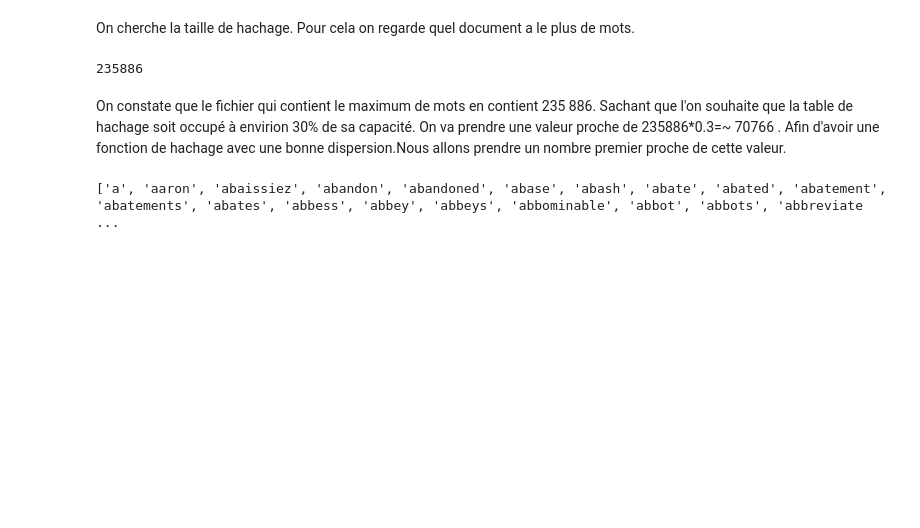
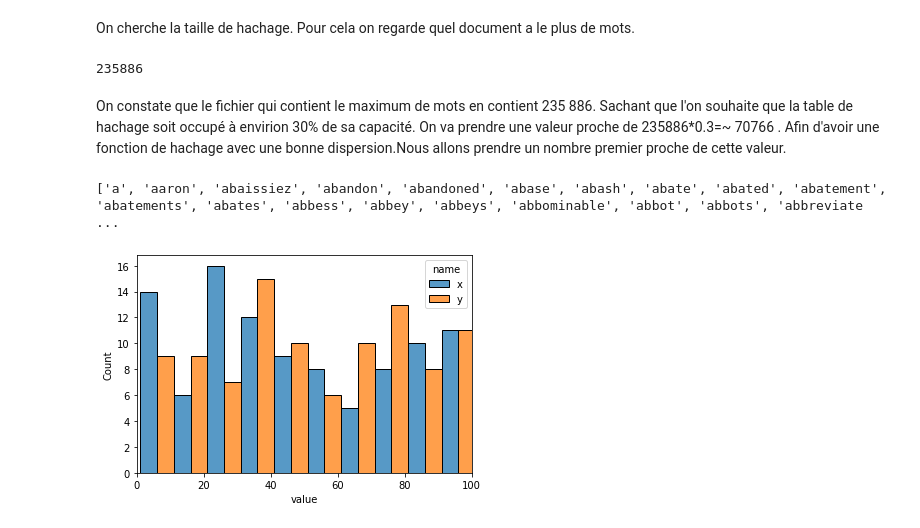
Before and after one commit to maxant38/big_data_hash_table, a Jupyter notebook: TP1.ipynb, the cells around one changed output. Cells and saved outputs as stored; diff of their text form; code cells hidden in the pictures; blank space fills up the shorter version.

```diff
--- a/TP1.ipynb
+++ b/TP1.ipynb
@@ -47,3 +47,25 @@ def lecture_fichier(fichier):
 lecture_fichier('texte_Shakespeare.txt')
 # %% [output]
 ['a', 'aaron', 'abaissiez', 'abandon', 'abandoned', 'abase', 'abash', 'abate', 'abated', 'abatement', 'abatements', 'abates', 'abbess', 'abbey', 'abbeys', 'abbominable', 'abbot', 'abbots', 'abbreviate ...
+# %%
+import math
+import random
+
+import matplotlib.pyplot as plt
+import pandas as pd
+import seaborn as sns
+x = [random.randrange(100) for _ in range(100)]
+y = [random.randrange(100) for _ in range(100)]
+df = pd.concat(axis=0, ignore_index=True, objs=[
+pd.DataFrame.from_dict({'value': x, 'name': 'x'}),
+pd.DataFrame.from_dict({'value': y, 'name': 'y'})
+    ])
+fig, ax = plt.subplots()
+sns.histplot(
+        data=df, x='value', hue='name', multiple='dodge',
+        bins=range(1, 110, 10), ax=ax
+    )
+ax.set_xlim([0, 100])
+plt.show()
+# %% [output]
+[figure, added]
```
Also changed, not shown: 2 other files.
